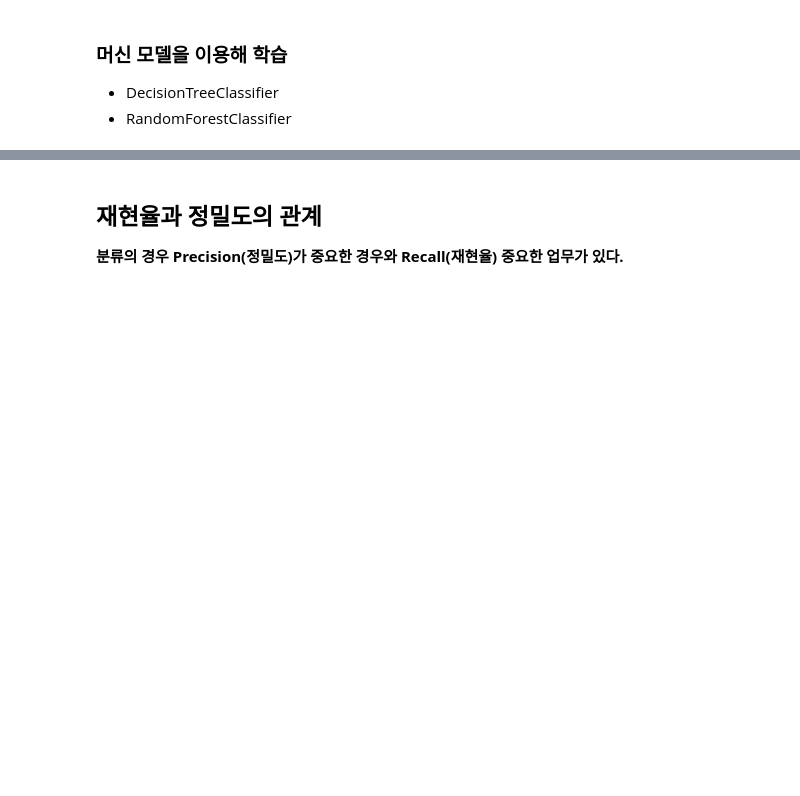
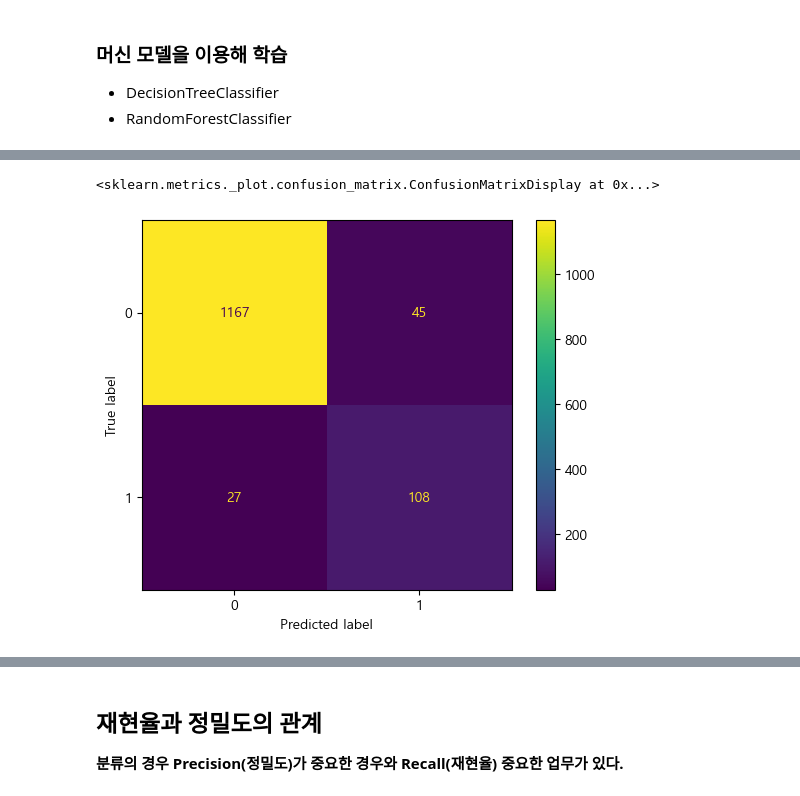
Before and after one commit to leeyonghyok/SKN31, a Jupyter notebook: 06_machin_learning/05_평가지표.ipynb, the cells around one changed output, grey strips where cells are left out. Cells and saved outputs as stored; diff of their text form; code cells hidden in the pictures; blank space fills up the shorter version.

```diff
--- a/06_machin_learning/05_평가지표.ipynb
+++ b/06_machin_learning/05_평가지표.ipynb
@@ -225,6 +284,9 @@ from sklearn.metrics import (
 - DecisionTreeClassifier
 - RandomForestClassifier
 # %%
+# X, y - MNIST 9(1-Pos)와 나머지(0-Neg) 를 분류
 from sklearn.model_selection import train_test_split
-X_train, X_test, y_train, y_test = train_test_split(X, y, stratify=y, test_size=0.25, random_state=0)
+X_train, X_test, y_train, y_test = train_test_split(
+    X, y, stratify=y, test_size=0.25, random_state=0
+)
 X_train.shape, X_test.shape
@@ -252,3 +324,11 @@ print(f"test set\n{cm_test}")
+# %%
+disp_train = ConfusionMatrixDisplay(
+    cm_train,
+)
+disp_train.plot()
+# %% [output]
+<sklearn.metrics._plot.confusion_matrix.ConfusionMatrixDisplay at 0x...>
+[figure, added]
 # %%
 # 시각화 - matplotlib 를 이용해 plotting
 import matplotlib.pyplot as plt
```
Also changed, not shown: parts of 69 cells of this notebook, 3 other files.
